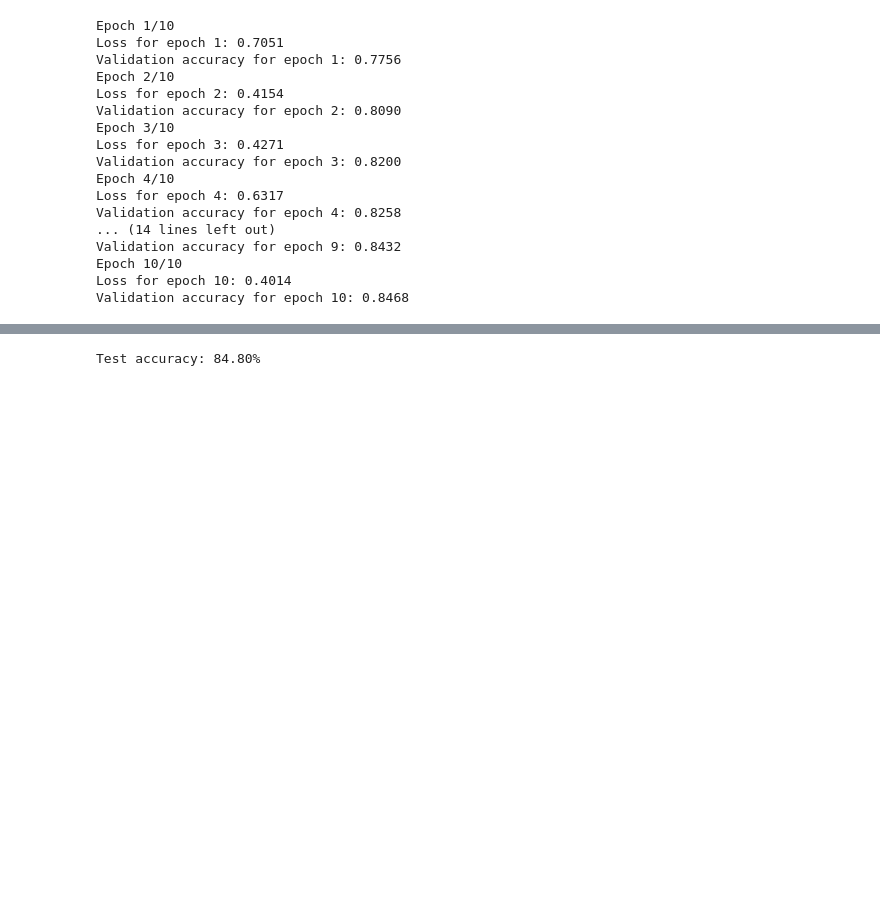
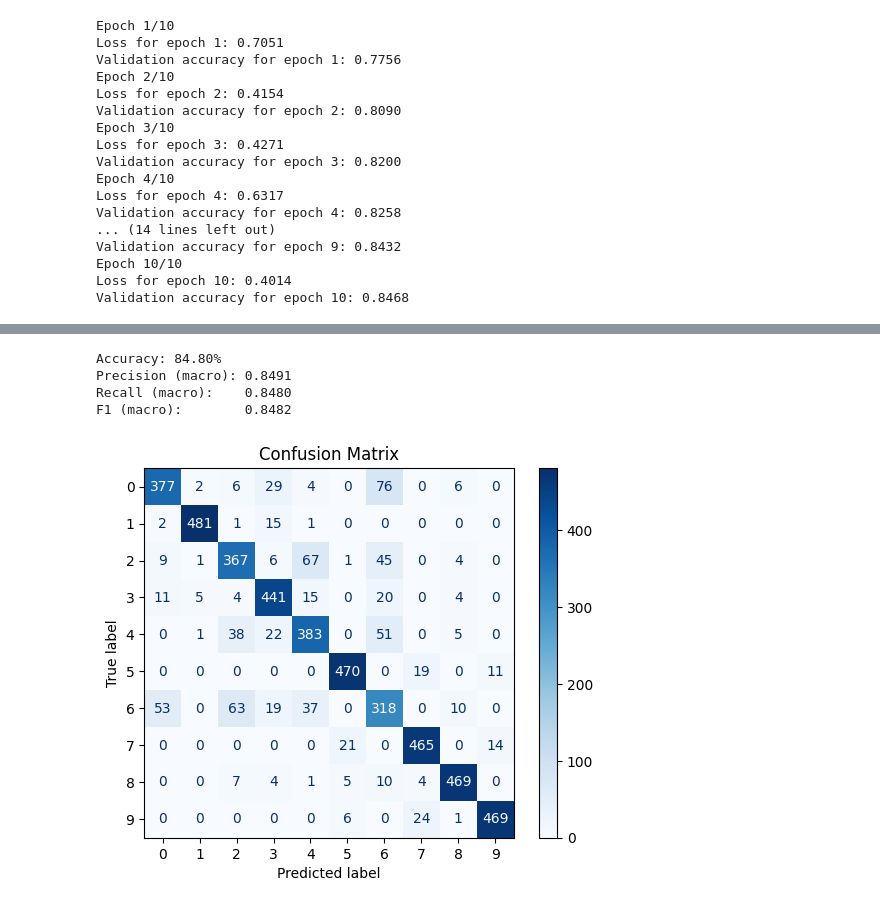
Before and after one commit to tzikaman/Neural-Network-from-Scratch---MNIST-Datasets, a Jupyter notebook: notebook.ipynb, the cells around one changed output, grey strips where cells are left out. Drawn from its saved outputs; the diff is of its cells as text; code cells hidden in the pictures; blank space fills up the shorter version.

Commit message:
Finalize the structure of the evaluation section
Added a confusion matrix plot, accuracy and loss curves, and saved the figures to the 'figs' directory.

```diff
--- a/notebook.ipynb
+++ b/notebook.ipynb
@@ -361,6 +367,35 @@ It's important to test model's performance in unseen data, this way we are unbia
-# %%
-accuracy = float(model.evaluate(x_test_normalized, y_test_one_hot))
-
-print(f"Test accuracy: {accuracy:.2%}")
-# %% [output]
-Test accuracy: 84.80%
+# %%
+# Predict the classes for the test data
+y_pred = [model.predict(x_test_normalized[i]) for i in range(len(x_test_normalized))]
+# %%
+from sklearn.metrics import accuracy_score, precision_score, recall_score, f1_score
+
+ac = accuracy_score(y_test, y_pred)
+print(f"Accuracy: {ac*100:.2f}%")
+
+precision_macro = precision_score(y_test, y_pred, average='macro')
+recall_macro    = recall_score(y_test, y_pred, average='macro')
+f1_macro        = f1_score(y_test, y_pred, average='macro')
+
+print(f"Precision (macro): {precision_macro:.4f}")
+print(f"Recall (macro):    {recall_macro:.4f}")
+print(f"F1 (macro):        {f1_macro:.4f}")
+# %% [output]
+Accuracy: 84.80%
+Precision (macro): 0.8491
+Recall (macro):    0.8480
+F1 (macro):        0.8482
+# %%
+from sklearn.metrics import confusion_matrix
+from sklearn.metrics import ConfusionMatrixDisplay
+
+
+cm = confusion_matrix(y_test, y_pred)
+
+disp = ConfusionMatrixDisplay(confusion_matrix=cm, display_labels=list(range(10)))
+disp.plot(cmap=plt.cm.Blues)
+disp.ax_.set_title("Confusion Matrix")
+plt.savefig('figs/confusion_matrix.png', dpi=300)
+plt.show()
+# %% [output]
+[figure, added]
```
Also changed, not shown: parts of 4 cells of this notebook, 3 other files.
